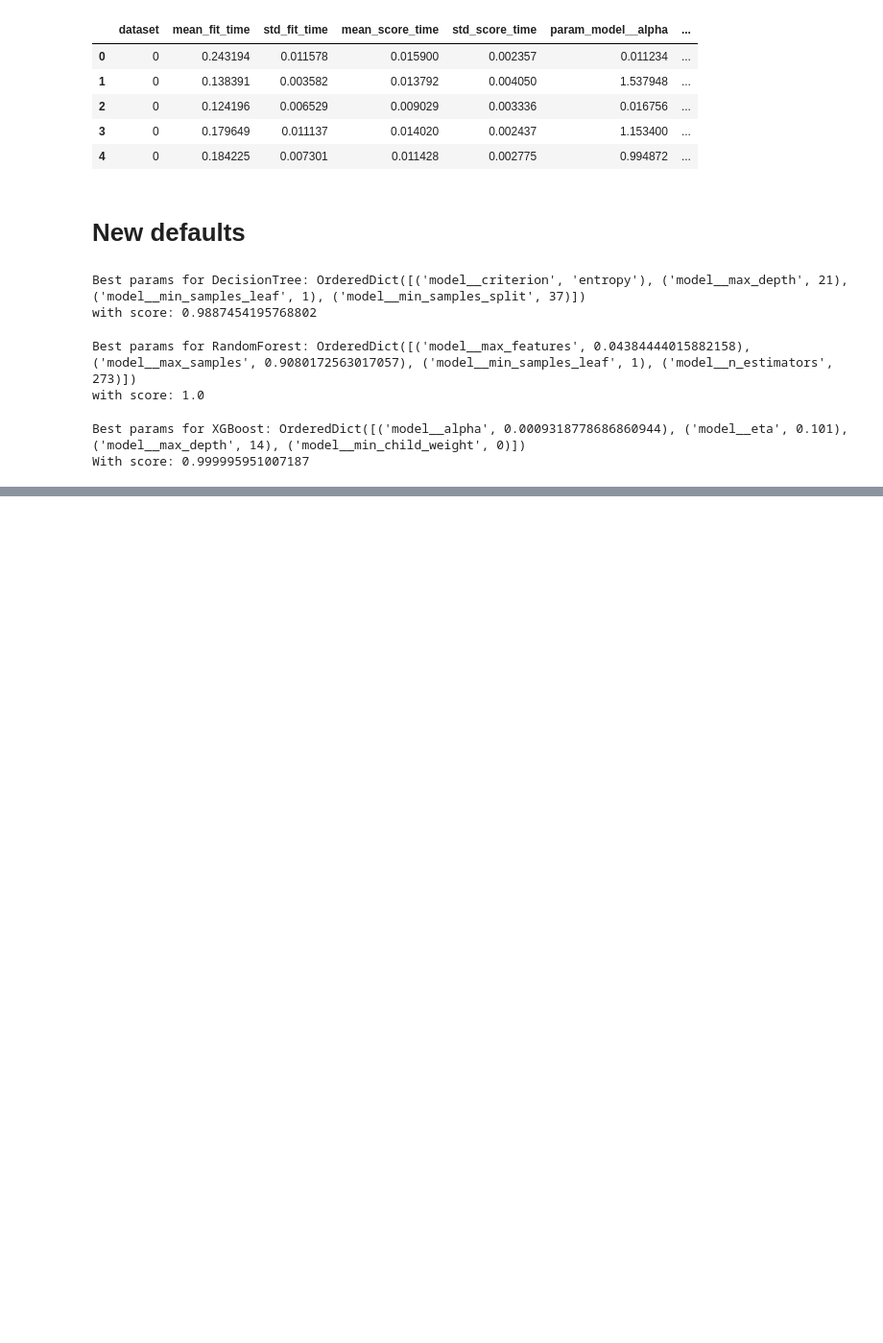
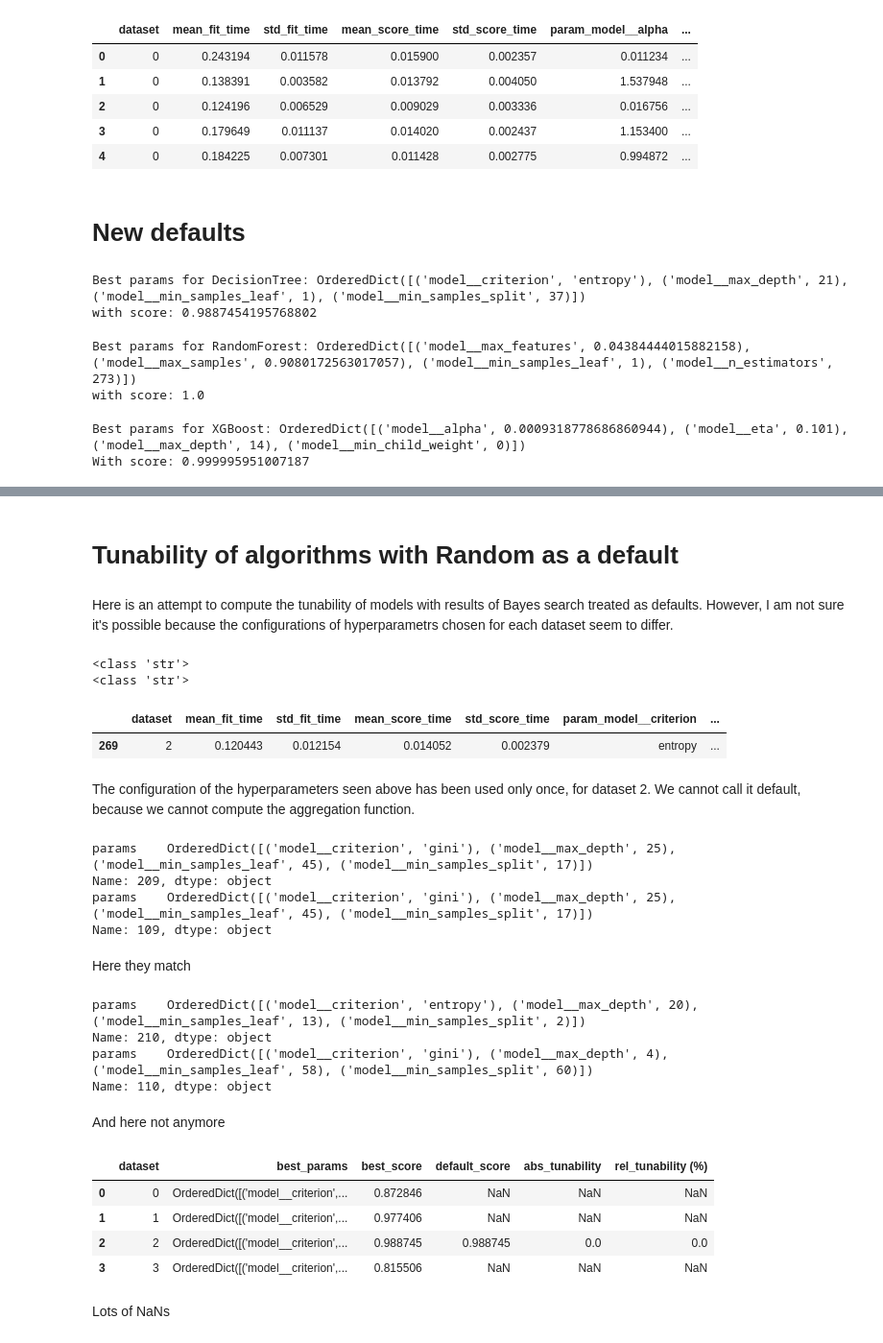
Before and after one commit to UserKrzysztof/AutoML-project1-tunability, a Jupyter notebook: code/bayes_search_overalll.ipynb, the cells around one changed output, grey strips where cells are left out. Shown: that part at 96% size. Drawn from its saved outputs; the diff is of its cells as text; code cells hidden in the pictures; blank space fills up the shorter version.

```diff
--- a/code/bayes_search_overalll.ipynb
+++ b/code/bayes_search_overalll.ipynb
@@ -131,0 +180,64 @@ With score: 0.999995951007187
+# %% [markdown]
+# Tunability of algorithms with Random as a default
+# %% [markdown]
+Here is an attempt to compute the tunability of models with results of Bayes search treated as defaults. However, I am not sure it's possible because the configurations of hyperparametrs chosen for each dataset seem to differ.
+# %%
+df2 = history_bayes_DecisionTree
+
+default_params, _ = get_best_params_overall(df2)
+default_params
+print(type(df2['params_str'].iloc[0]))
+print(type(default_params))
+score_for_default_params2 = df2[df2['params_str'] == default_params]
+score_for_default_params2
+# %% [output]
+<class 'str'>
+<class 'str'>
+|  | dataset | mean_fit_time | std_fit_time | mean_score_time | std_score_time | param_model__criterion | ... |
+| 269 | 2 | 0.120443 | 0.012154 | 0.014052 | 0.002379 | entropy | ... |
+# %% [markdown]
+The configuration of the hyperparameters seen above has been used only once, for dataset 2. We cannot call it default, because we cannot compute the aggregation function.
+# %%
+pd.set_option('display.max_colwidth', None)
+print(history_bayes_DecisionTree[['params']].iloc[209])
+print(history_bayes_DecisionTree[['params']].iloc[109])
+# %% [output]
+params    OrderedDict([('model__criterion', 'gini'), ('model__max_depth', 25), ('model__min_samples_leaf', 45), ('model__min_samples_split', 17)])
+Name: 209, dtype: object
+params    OrderedDict([('model__criterion', 'gini'), ('model__max_depth', 25), ('model__min_samples_leaf', 45), ('model__min_samples_split', 17)])
+Name: 109, dtype: object
+# %% [markdown]
+Here they match
+# %%
+pd.set_option('display.max_colwidth', None)
+print(history_bayes_DecisionTree[['params']].iloc[210])
+print(history_bayes_DecisionTree[['params']].iloc[110])
+# %% [output]
+params    OrderedDict([('model__criterion', 'entropy'), ('model__max_depth', 20), ('model__min_samples_leaf', 13), ('model__min_samples_split', 2)])
+Name: 210, dtype: object
+params    OrderedDict([('model__criterion', 'gini'), ('model__max_depth', 4), ('model__min_samples_leaf', 58), ('model__min_samples_split', 60)])
+Name: 110, dtype: object
+# %% [markdown]
+And here not anymore
+# %%
+def get_best_params_per_dataset(df):
+    df['params_str'] = df['params'].apply(lambda x: str(x))
+    best_params_per_dataset = df.sort_values(['dataset', 'rank_test_score'], ascending=[True, True]).groupby('dataset').first().reset_index()
+    best_params_per_dataset.rename(columns={'params_str': 'best_params', 'mean_test_score': 'best_score'}, inplace=True)
+    best_params_per_dataset = best_params_per_dataset[['dataset', 'best_params', 'best_score']]
+    default_params, _ = get_best_params_overall(df)
+    score_for_default_params = df[df['params_str'] == default_params][['dataset', 'mean_test_score']].rename(columns={'mean_test_score': 'default_score'})
+    best_params_per_dataset = best_params_per_dataset.merge(score_for_default_params, on='dataset', how='left')
+    best_params_per_dataset['abs_tunability'] = best_params_per_dataset['best_score'] - best_params_per_dataset['default_score']
+    best_params_per_dataset['rel_tunability (%)'] = best_params_per_dataset['abs_tunability'] / best_params_per_dataset['default_score'] * 100
+    return best_params_per_dataset
+# %%
+get_best_params_per_dataset(history_bayes_DecisionTree)
+# %% [output]
+|  | dataset | best_params | best_score | default_score | abs_tunability | rel_tunability (%) |
+| 0 | 0 | OrderedDict([('model__criterion',... | 0.872846 | NaN | NaN | NaN |
+| 1 | 1 | OrderedDict([('model__criterion',... | 0.977406 | NaN | NaN | NaN |
+| 2 | 2 | OrderedDict([('model__criterion',... | 0.988745 | 0.988745 | 0.0 | 0.0 |
+| 3 | 3 | OrderedDict([('model__criterion',... | 0.815506 | NaN | NaN | NaN |
+# %% [markdown]
+Lots of NaNs
```
Also changed, not shown: parts of 8 cells of this notebook, 2 other files.
